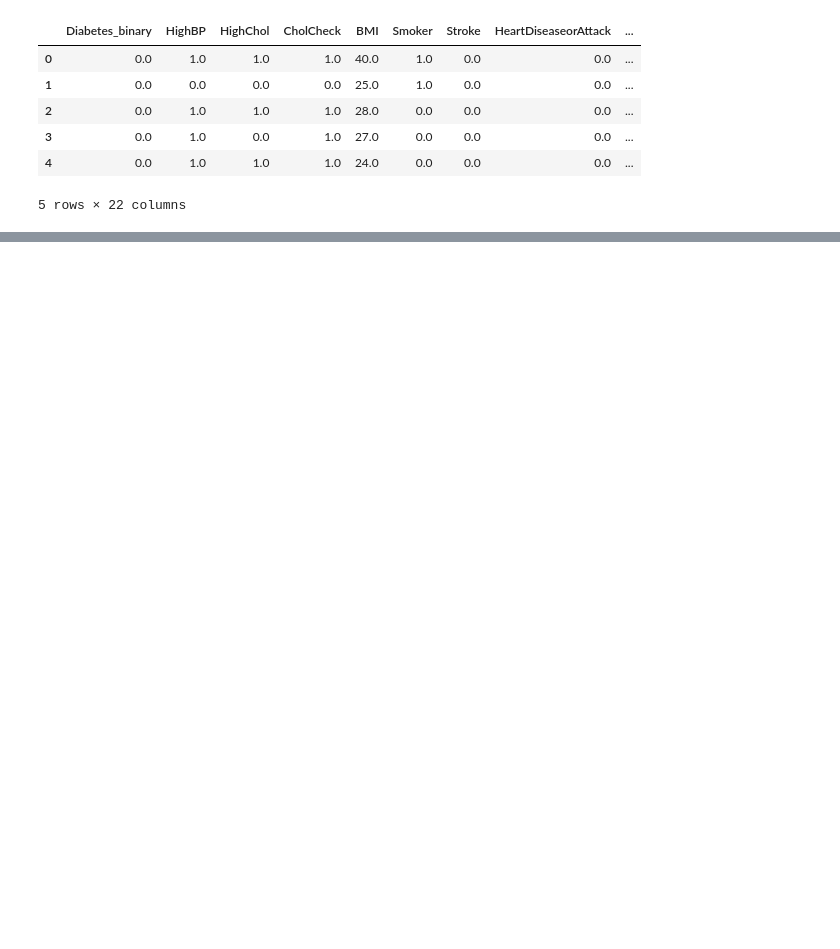
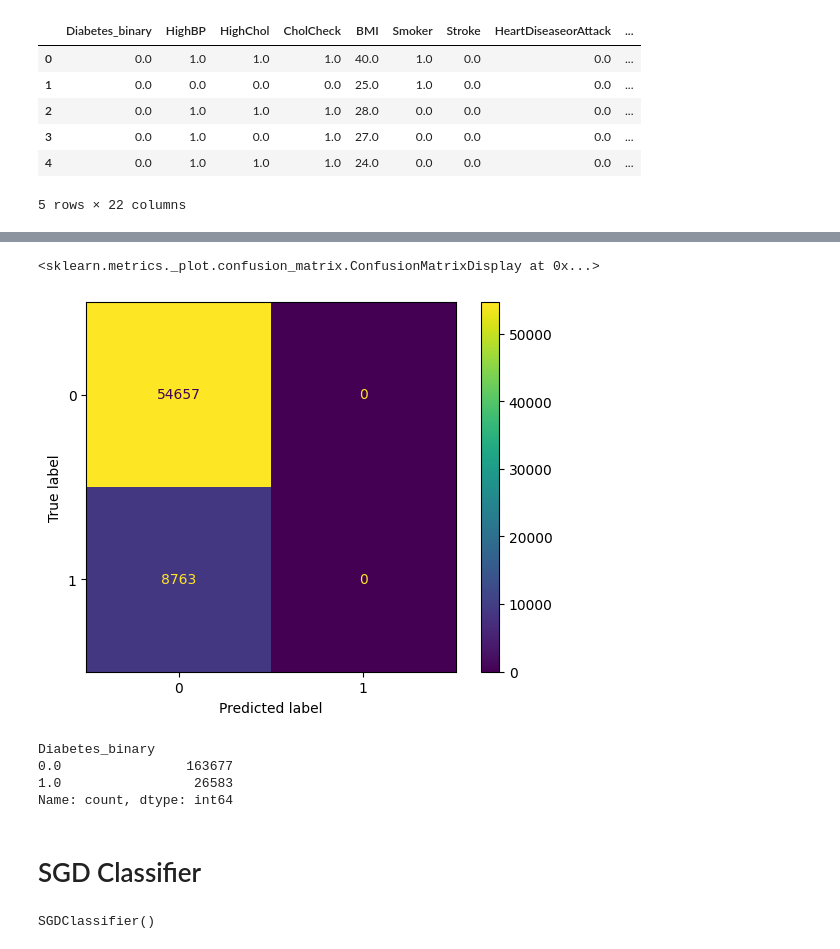
Before and after one commit to Grade123/NTNU-IE500618-Assignment-2, a Jupyter notebook: notebooks/diabetes_classification.ipynb, the cells around one changed output, grey strips where cells are left out. Saved outputs shown, nothing was run; the diff lists cells and outputs as text; code cells hidden in the pictures; blank space fills up the shorter version.

```diff
--- a/notebooks/diabetes_classification.ipynb
+++ b/notebooks/diabetes_classification.ipynb
@@ -42,0 +45,22 @@ dtype: int64
+# %%
+y_pred = classifier.predict(X_test)
+cm = confusion_matrix(y_test, y_pred)
+
+ConfusionMatrixDisplay(cm).plot()
+# %% [output]
+<sklearn.metrics._plot.confusion_matrix.ConfusionMatrixDisplay at 0x...>
+[figure, added]
+# %%
+y_train.value_counts()
+# %% [output]
+Diabetes_binary
+0.0                163677
+1.0                 26583
+Name: count, dtype: int64
+# %% [markdown]
+# SGD Classifier
+# %%
+sgdClassifier = SGDClassifier()
+sgdClassifier.fit(X_train, y_train)
+# %% [output]
+SGDClassifier()
```
Also changed, not shown: parts of 7 cells of this notebook.
